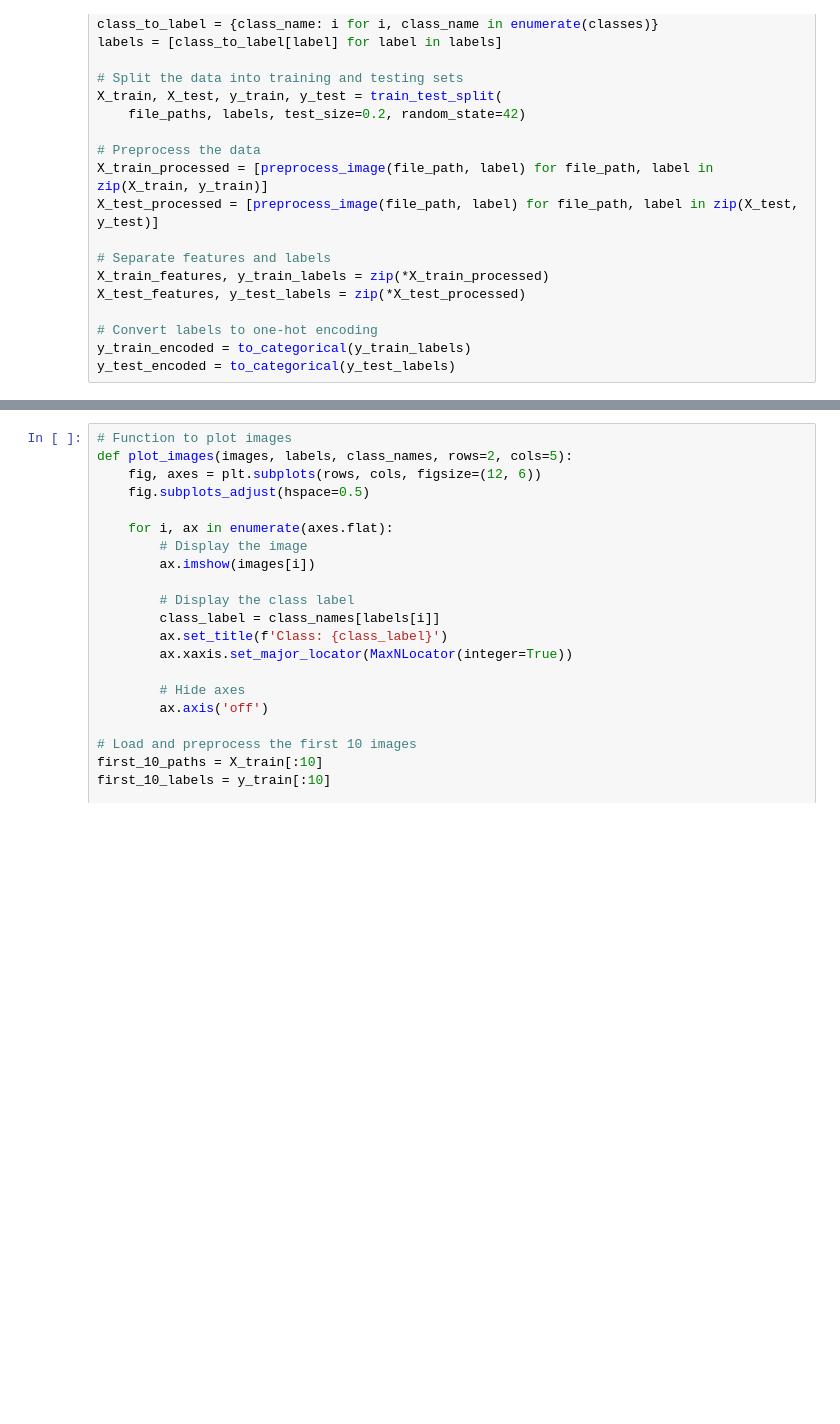
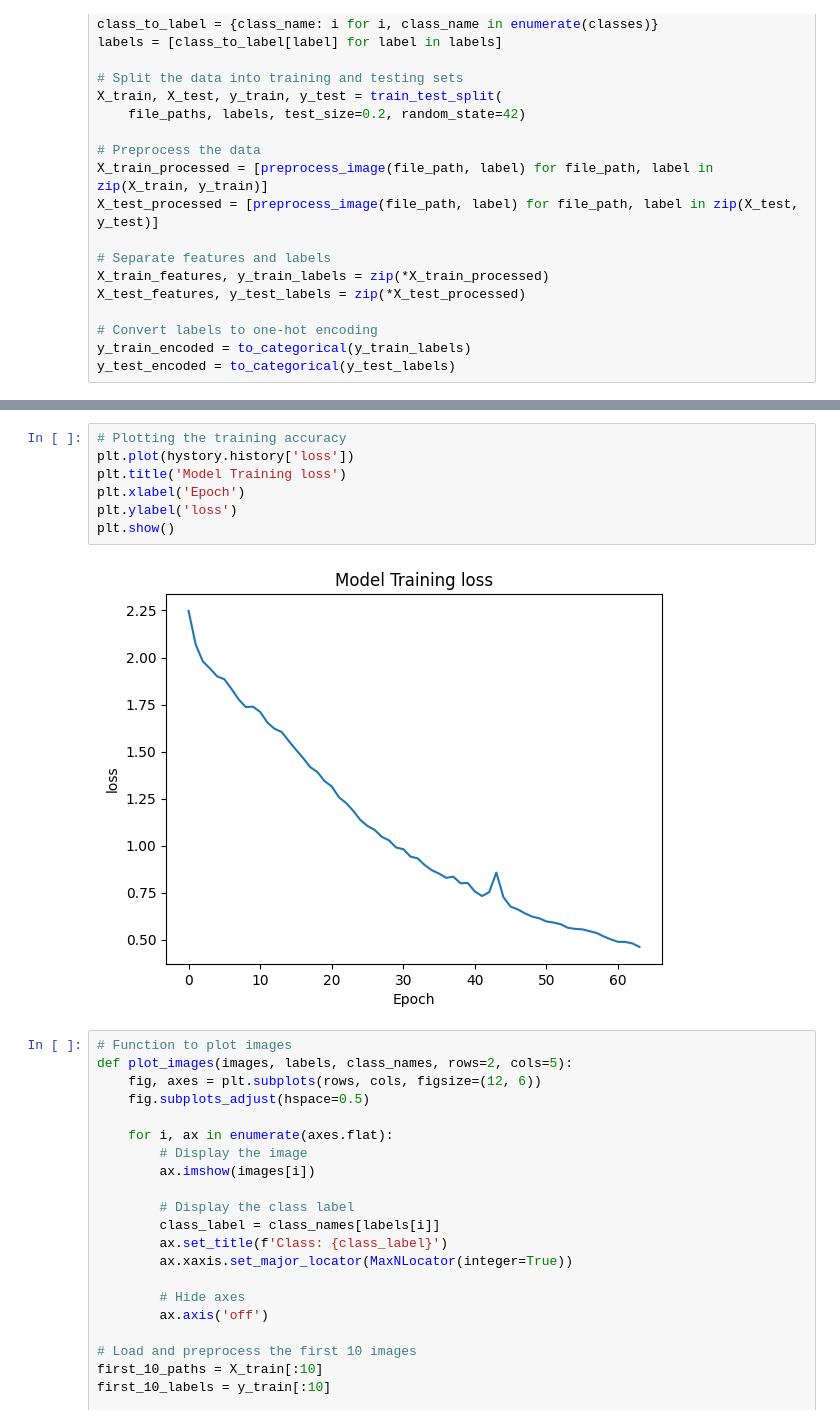
Before and after one commit to Lave1/Deep-learning-exam, a Jupyter notebook: main.ipynb, the cells around one changed output, grey strips where cells are left out. Cells and saved outputs as stored; diff of their text form; blank space fills up the shorter version.

```diff
--- a/main.ipynb
+++ b/main.ipynb
@@ -129,3 +137,12 @@ Epoch 10/10
+# %%
+# Plotting the training accuracy
+plt.plot(hystory.history['loss'])
+plt.title('Model Training loss')
+plt.xlabel('Epoch')
+plt.ylabel('loss')
+plt.show()
+# %% [output]
+[figure, added]
 # %%
 # Function to plot images
 def plot_images(images, labels, class_names, rows=2, cols=5):
```
Also changed, not shown: parts of 3 cells of this notebook.
